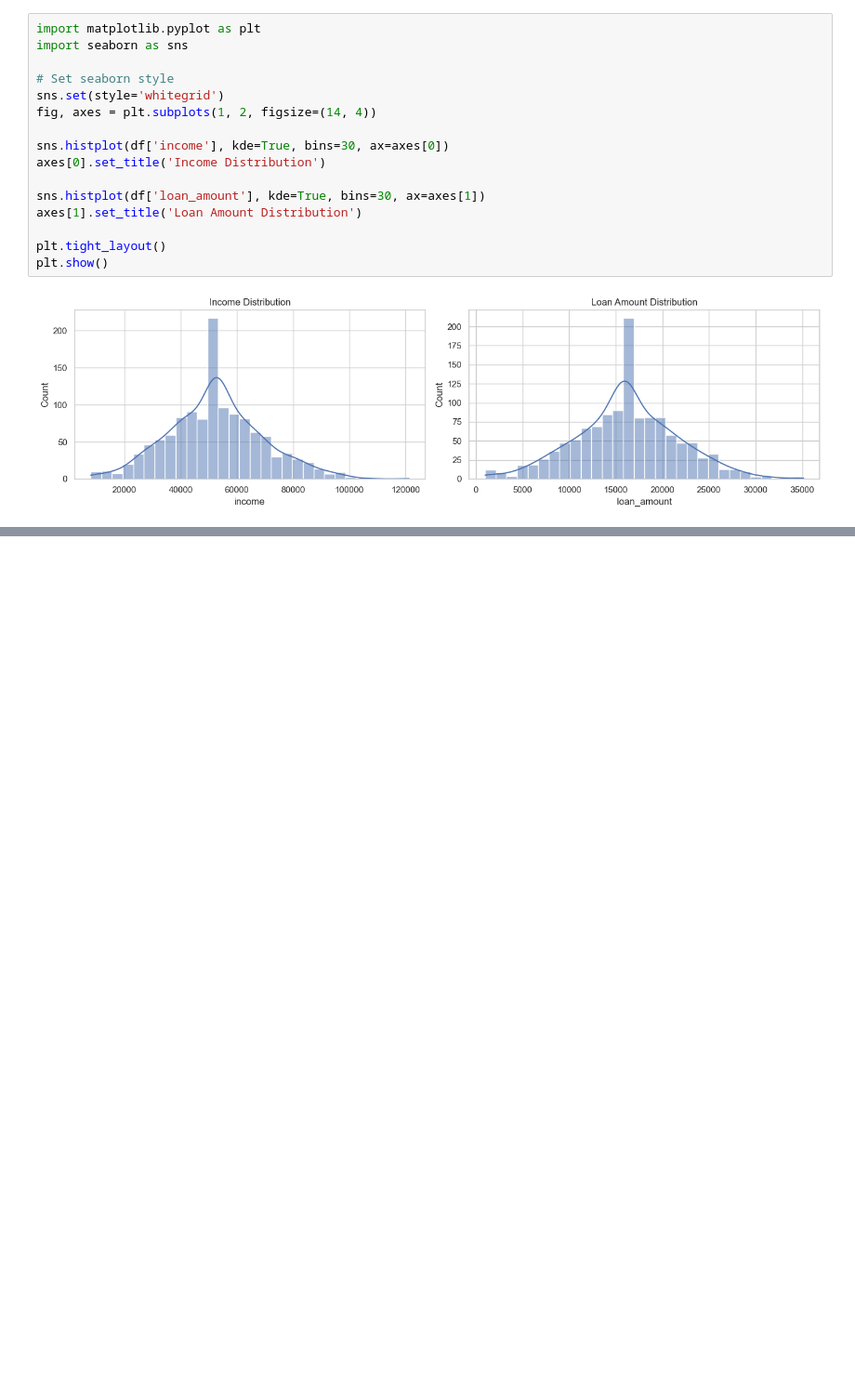
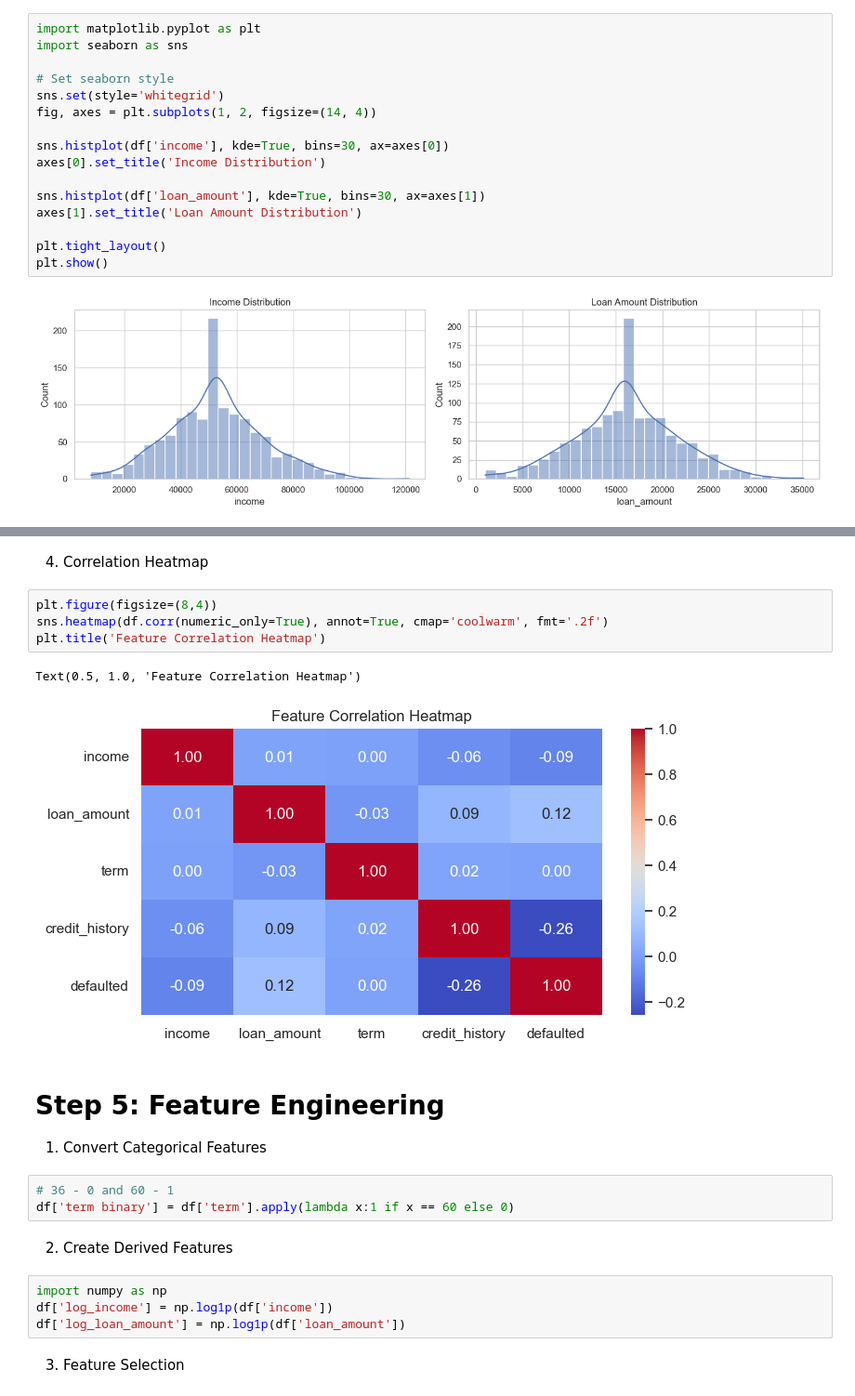
Before and after one commit to safiy-farooqi/credit-score-model, a Jupyter notebook: credit-score.ipynb, the cells around one changed output, grey strips where cells are left out. Shown: that part at 93% size. Drawn from its saved outputs; the diff is of its cells as text; blank space fills up the shorter version.

```diff
--- a/credit-score.ipynb
+++ b/credit-score.ipynb
@@ -102,0 +124,23 @@ plt.show()
+# %% [markdown]
+4. Correlation Heatmap
+# %%
+plt.figure(figsize=(8,4))
+sns.heatmap(df.corr(numeric_only=True), annot=True, cmap='coolwarm', fmt='.2f')
+plt.title('Feature Correlation Heatmap')
+# %% [output]
+Text(0.5, 1.0, 'Feature Correlation Heatmap')
+[figure, added]
+# %% [markdown]
+# Step 5: Feature Engineering
+1. Convert Categorical Features
+# %%
+# 36 - 0 and 60 - 1
+df['term binary'] = df['term'].apply(lambda x:1 if x == 60 else 0)
+# %% [markdown]
+2. Create Derived Features
+# %%
+import numpy as np
+df['log_income'] = np.log1p(df['income'])
+df['log_loan_amount'] = np.log1p(df['loan_amount'])
+# %% [markdown]
+3. Feature Selection
```
Also changed, not shown: parts of 12 cells of this notebook.
